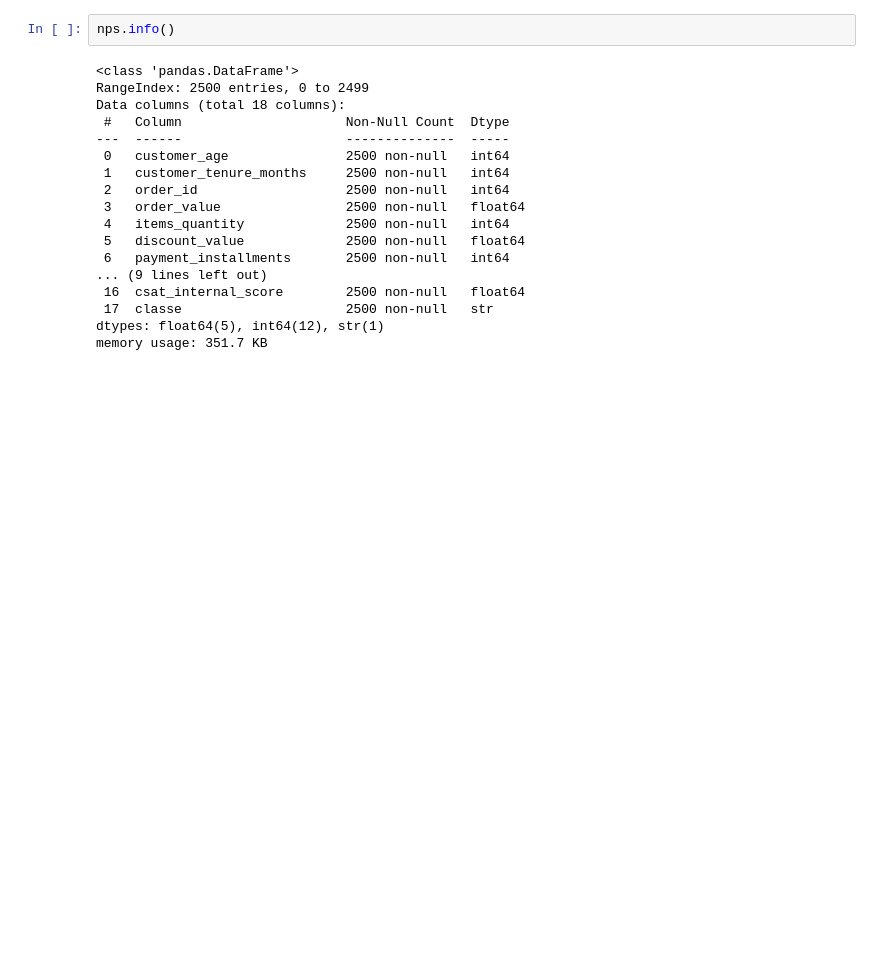
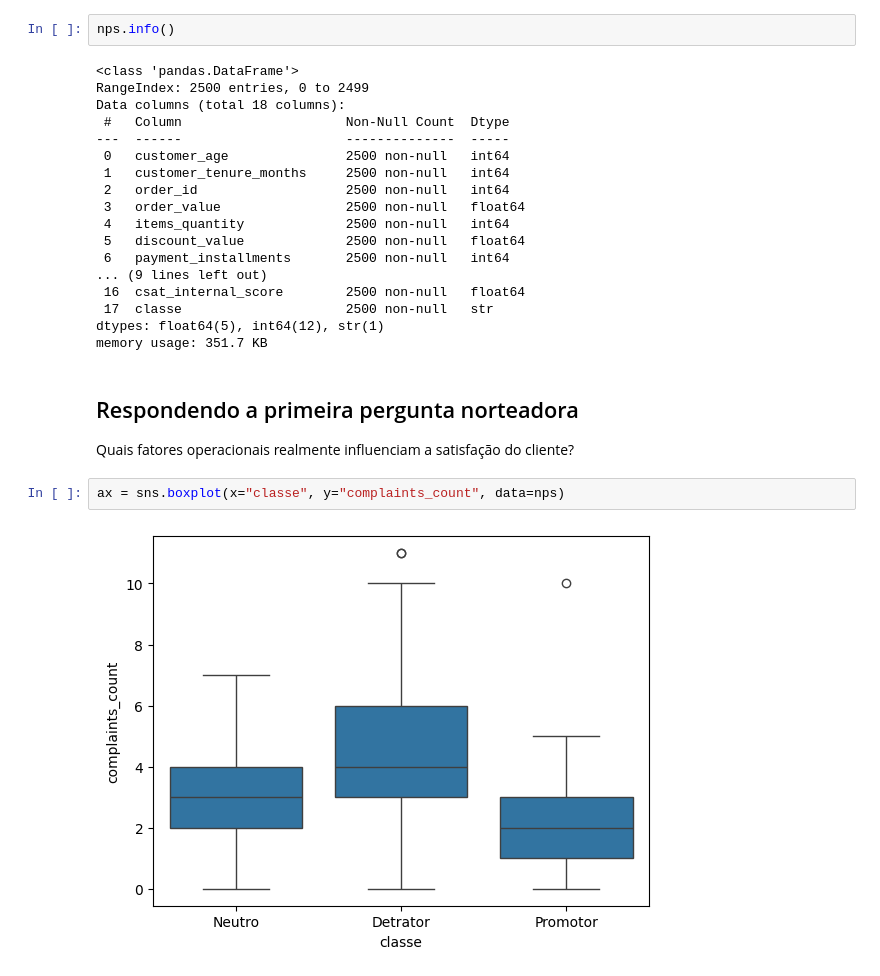
Before and after one commit to ldamaske/1IAST-Fase1, a Jupyter notebook: notebooks/EDA.ipynb, the cells around one changed output. Cells and saved outputs as stored; diff of their text form; blank space fills up the shorter version.

Commit message:
analys data exploration

```diff
--- a/notebooks/EDA.ipynb
+++ b/notebooks/EDA.ipynb
@@ -282,3 +282,10 @@ Data columns (total 18 columns):
  17  classe                     2500 non-null   str
 dtypes: float64(5), int64(12), str(1)
 memory usage: 351.7 KB
+# %% [markdown]
+## Respondendo a primeira pergunta norteadora
+Quais fatores operacionais realmente influenciam a satisfação do cliente?
+# %%
+ax = sns.boxplot(x="classe", y="complaints_count", data=nps)
+# %% [output]
+[figure, added]
```
Also changed, not shown: parts of 6 cells of this notebook.
